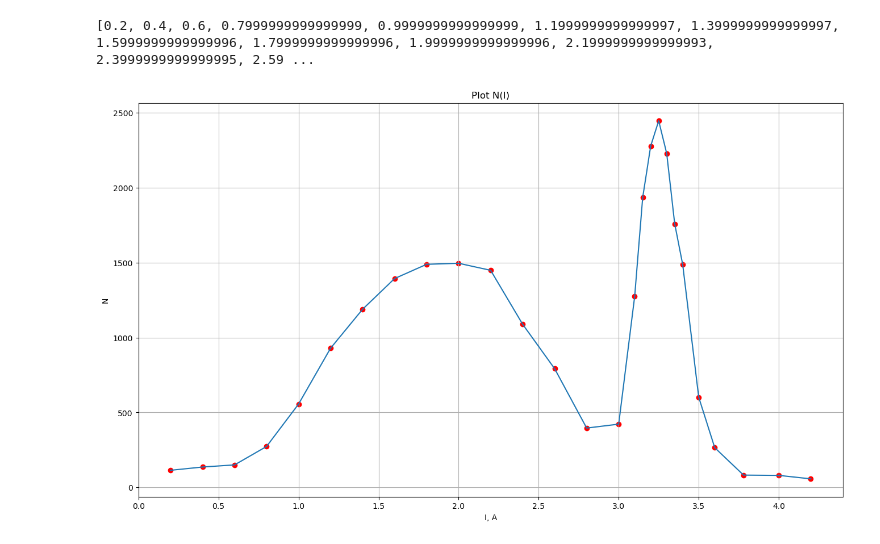
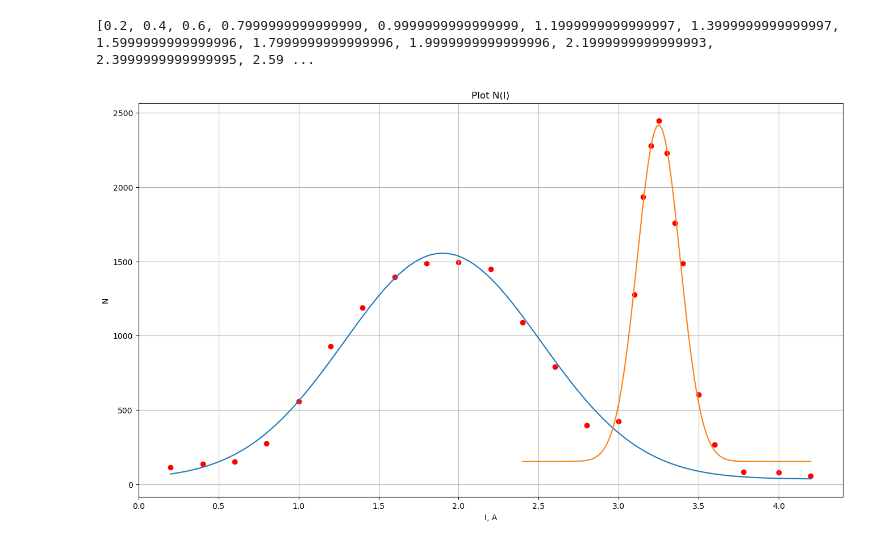
Before and after one commit to ajlekcahdp4/general-physics-labs, a Jupyter notebook: quantum-physics/4-2/data/computations.ipynb, the cells around one changed output. Drawn from its saved outputs; the diff is of its cells as text; code cells hidden in the pictures.

Commit message:
fix plot in 5.4.2

```diff
--- a/quantum-physics/4-2/data/computations.ipynb
+++ b/quantum-physics/4-2/data/computations.ipynb
@@ -34,16 +35,31 @@ print(I)
 # %% [output]
 [0.2, 0.4, 0.6, 0.7999999999999999, 0.9999999999999999, 1.1999999999999997, 1.3999999999999997, 1.5999999999999996, 1.7999999999999996, 1.9999999999999996, 2.1999999999999993, 2.3999999999999995, 2.59 ...
 # %%
+def gauss1(x, A, B, x0, H):
+    return H + A*np.exp(B*(x-1.9)**2)
+
+X = np.linspace(I[0], I[-1], 100)
+Params, Pcov = sp.optimize.curve_fit(gauss1, I[0:13], N[0:13])
+Y = [gauss1(x, *Params) for x in X]
 plt.figure(figsize=[16,9])
-plt.plot(I, N)
+plt.plot(X, Y)
+
+def gauss2(x, A, B, x0, H):
+    return H + A*np.exp(B*(x-3.25)**2)
+
+Params, Pcov = sp.optimize.curve_fit(gauss2, I[13:], N[13:])
+X = np.linspace(I[11], I[-1], 100)
+Y = [gauss2(x, *Params) for x in X]
+plt.plot(X, Y)
+
 plt.scatter(I, N, color="red")
 plt.title("Plot N(I)")
 plt.xlabel("I, A")
 plt.ylabel("N")
 plt.grid()
 plt.savefig("images/I-N.png")
 # %% [output]
-[figure, old version]
+[figure, new version]
 # %%
 Nr = (np.sqrt(np.asarray(N))/T)/I
 print(Nr)
```
Also changed, not shown: parts of 5 cells of this notebook, 2 other files.
